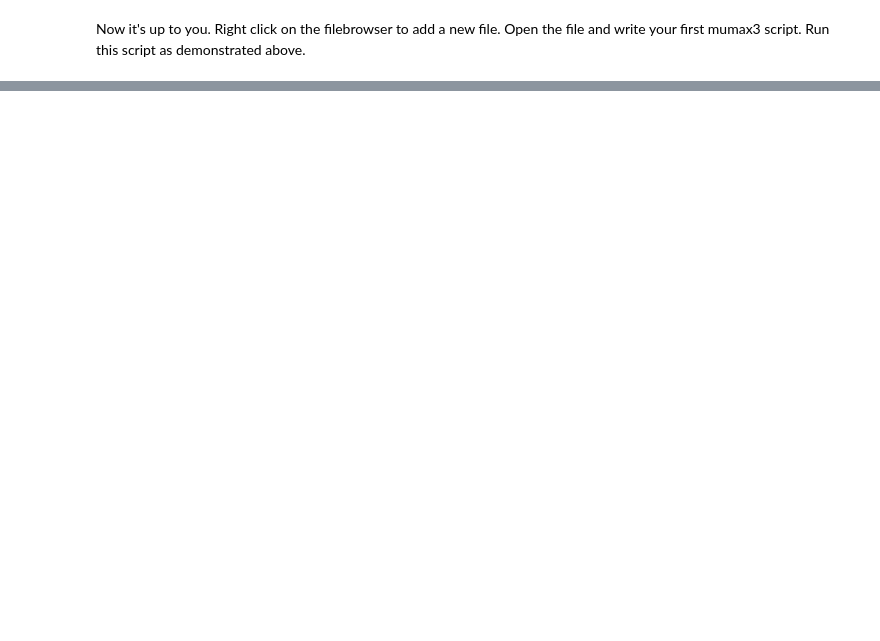
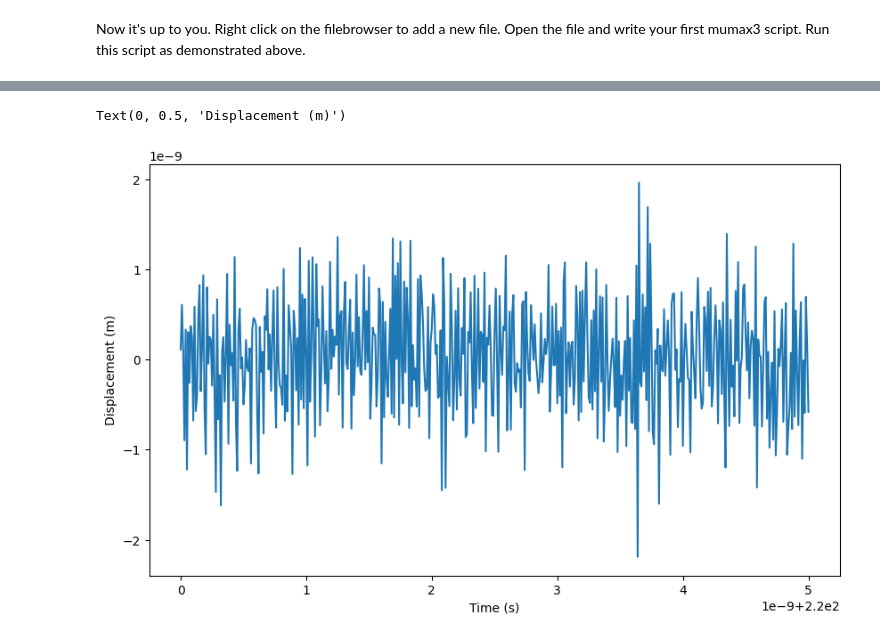
Before and after one commit to EQUBAL100/Apna_college_demo_practicing, a Jupyter notebook: mumax3.ipynb, the cells around one changed output, grey strips where cells are left out. Drawn from its saved outputs; the diff is of its cells as text; code cells hidden in the pictures; blank space fills up the shorter version.

```diff
--- a/mumax3.ipynb
+++ b/mumax3.ipynb
@@ -95,0 +141,20 @@ Now it's up to you. Right click on the filebrowser to add a new file. Open the f
+# %%
+import numpy as np
+import matplotlib.pyplot as plt
+
+# Example: Load all trials from MuMax3 output
+# If you have many trials, stack the output files
+data = np.loadtxt('skyrmion_thermal.out/table.txt')  # Replace with your tabular output
+
+# Suppose columns: [time, x, y, ...]
+times = data[:, 0]  # Time (s)
+displacements = data[:, 6] ;
+
+plt.figure(figsize=(10,6))
+
+plt.plot(times, displacements)
+plt.xlabel('Time (s)')
+plt.ylabel('Displacement (m)')
+# %% [output]
+Text(0, 0.5, 'Displacement (m)')
+[figure, added]
```
Also changed, not shown: parts of 5 cells of this notebook.
